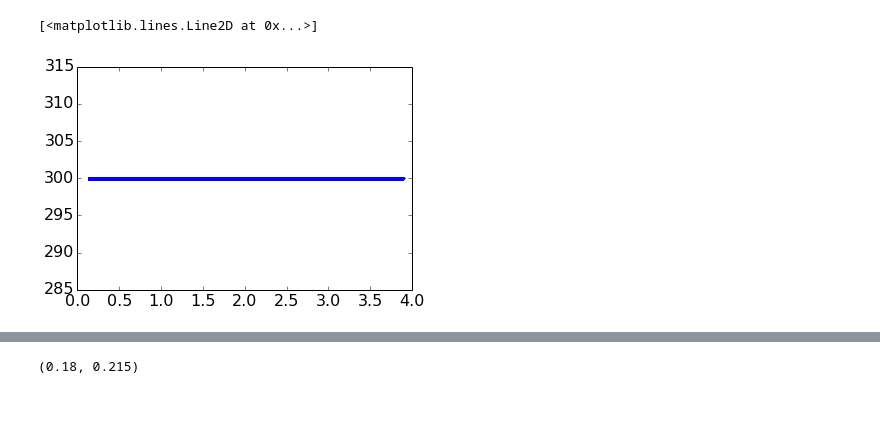
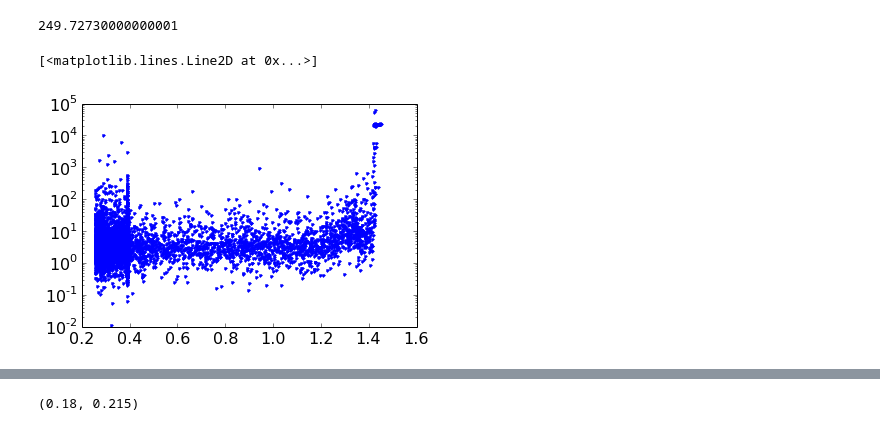
Before and after one commit to gitj/notebooks, a Jupyter notebook: 2014-04-30-temperatures.ipynb, the cells around one changed output, grey strips where cells are left out. Drawn from its saved outputs; the diff is of its cells as text; code cells hidden in the pictures; blank space fills up the shorter version.

```diff
--- a/2014-04-30-temperatures.ipynb
+++ b/2014-04-30-temperatures.ipynb
@@ -38,8 +79,12 @@ plot(dt[since:],d[since:,-4])
+# %%
+d[0,-1]
+# %% [output]
+249.72730000000001
 # %%
-plot(d[:,-4],d[:,-2],'.')
+semilogy(d[:,-4],d[:,-1],'.')
 # %% [output]
 [<matplotlib.lines.Line2D at 0x...>]
-[figure, old version]
+[figure, new version]
 # %%
 plot(d[:,-4],d[:,-2]-d[:,-4],'.-')
 ylim(-0.02,0.05)
```
Also changed, not shown: parts of 12 cells of this notebook, 17 other files.
